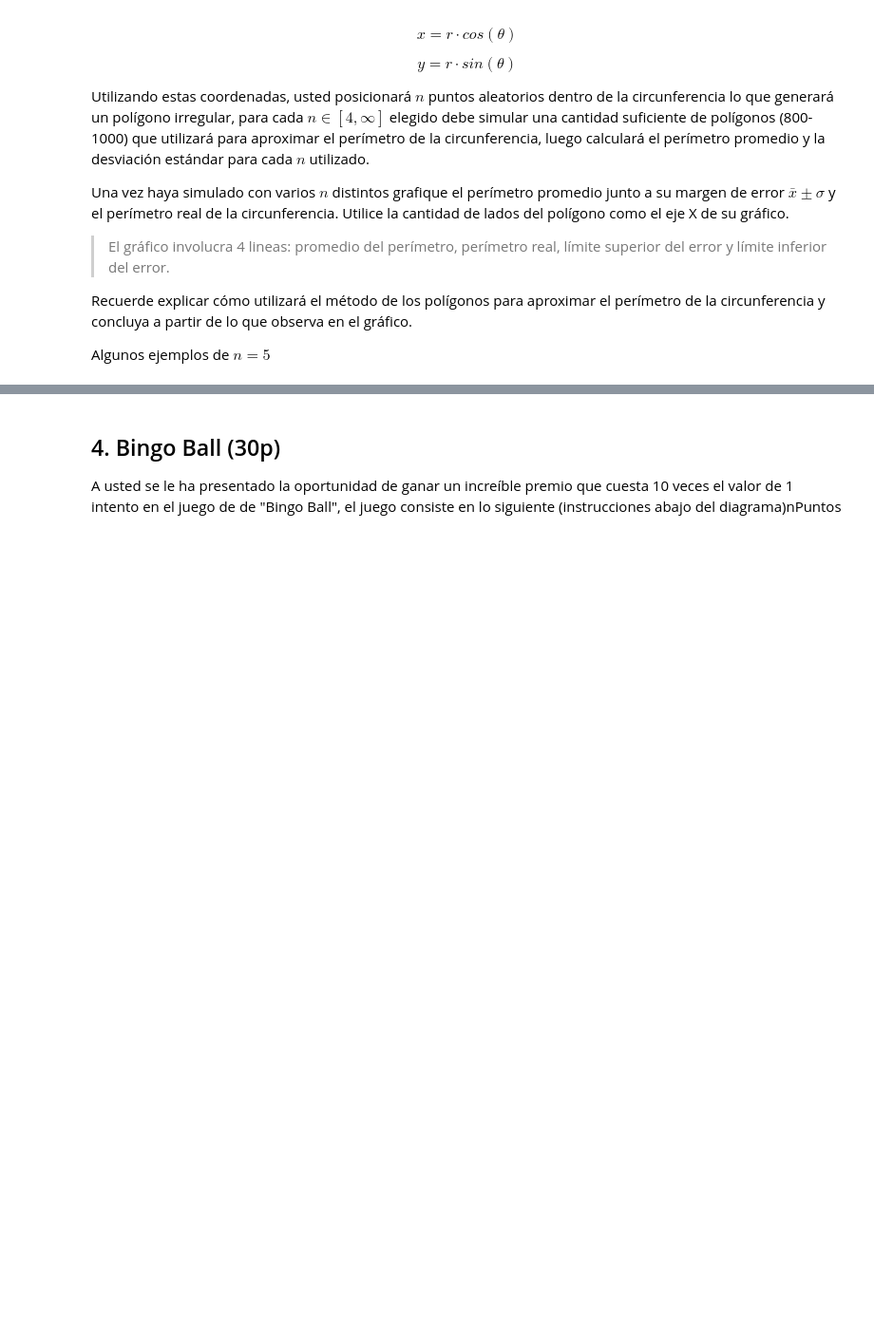
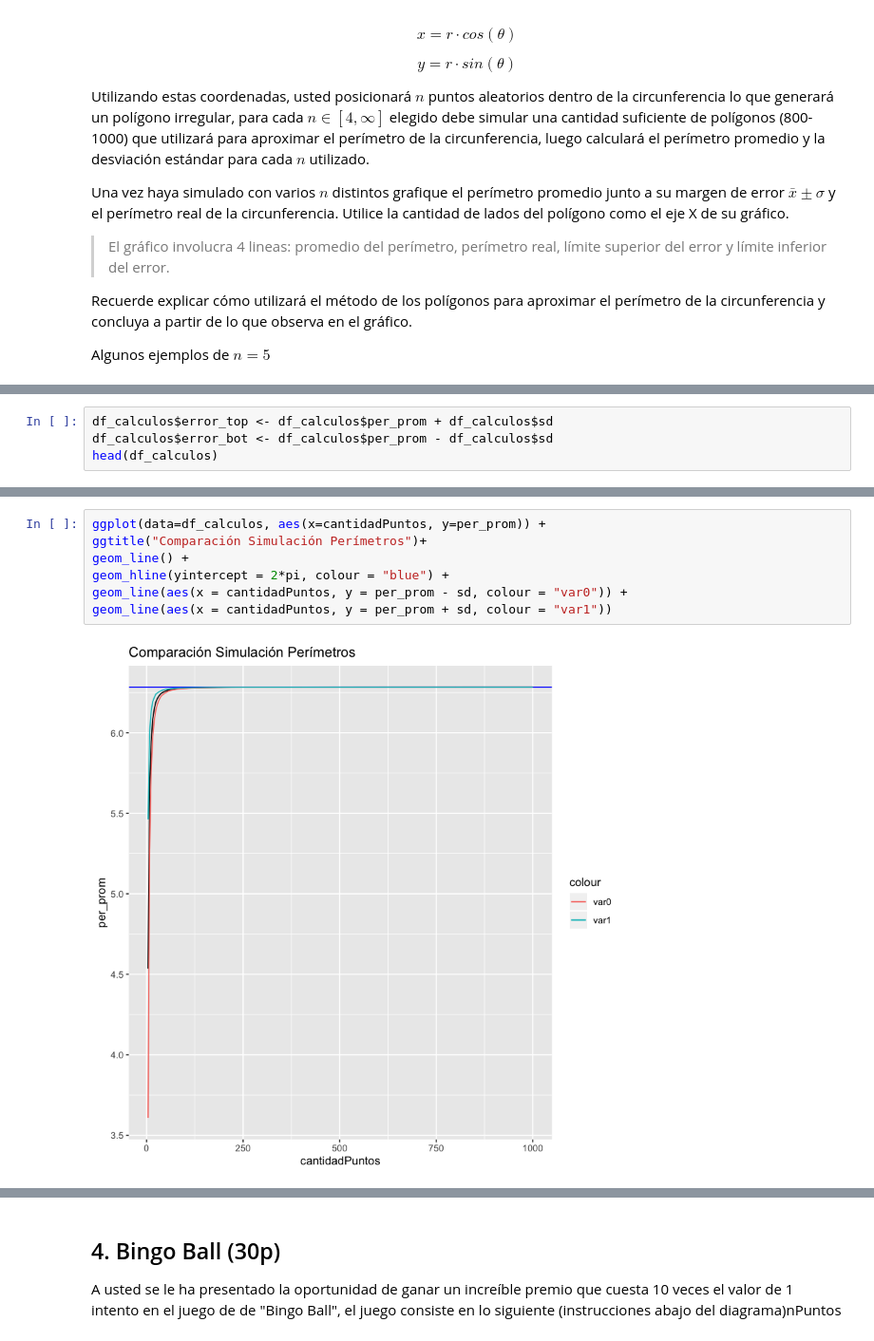
Before and after one commit to jpjorquera/Lab1-Estaca, a Jupyter notebook: Laboratorio 1.ipynb, the cells around one changed output, grey strips where cells are left out. Shown at 95% size. Saved outputs shown, nothing was run; the diff lists cells and outputs as text; blank space fills up the shorter version.

```diff
--- a/Laboratorio 1.ipynb
+++ b/Laboratorio 1.ipynb
@@ -232,0 +234,4 @@ A data.frame: 6 × 2
+# %%
+df_calculos$error_top <- df_calculos$per_prom + df_calculos$sd
+df_calculos$error_bot <- df_calculos$per_prom - df_calculos$sd
+head(df_calculos)
@@ -232,0 +248,9 @@ A data.frame: 6 × 2
+# %%
+ggplot(data=df_calculos, aes(x=cantidadPuntos, y=per_prom)) +
+ggtitle("Comparación Simulación Perímetros")+
+geom_line() +
+geom_hline(yintercept = 2*pi, colour = "blue") +
+geom_line(aes(x = cantidadPuntos, y = per_prom - sd, colour = "var0")) +
+geom_line(aes(x = cantidadPuntos, y = per_prom + sd, colour = "var1"))
+# %% [output]
+[figure, added]
```
Also changed, not shown: parts of 3 cells of this notebook.
